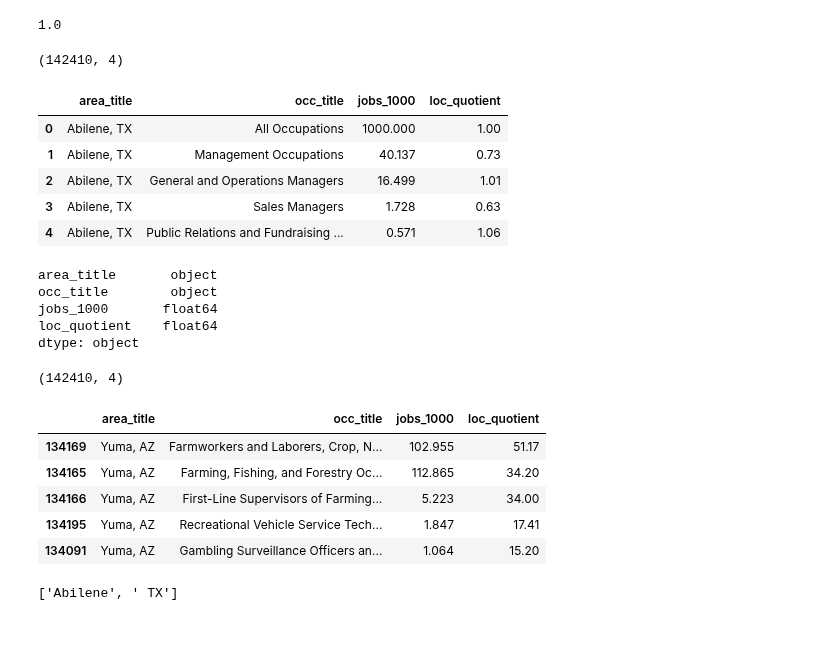
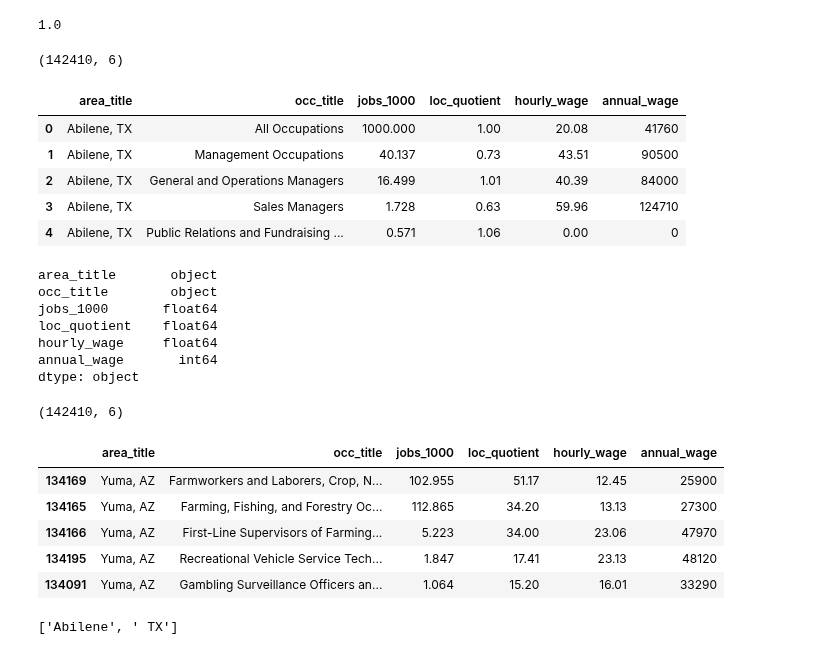
Before and after one commit to BloomTech-Labs/Labs26-Citrics-DS-TeamA, a Jupyter notebook: notebooks/bls_eda_1.ipynb, the cells around one changed output. Cells and saved outputs as stored; diff of their text form; code cells hidden in the pictures.

```diff
--- a/notebooks/bls_eda_1.ipynb
+++ b/notebooks/bls_eda_1.ipynb
@@ -110,23 +110,37 @@ float(bls["loc_quotient"][0])
 # %%
 # Change dtypes to float
 bls["loc_quotient"] = bls["loc_quotient"].replace("**","0")
+bls["loc_quotient"] = [float(x) for x in bls["loc_quotient"]]
+
 bls["jobs_1000"] = bls["jobs_1000"].replace("**","0")
-bls["loc_quotient"] = [float(x) for x in bls["loc_quotient"]]
 bls["jobs_1000"] = [float(x) for x in bls["jobs_1000"]]
+
+bls["h_mean"] = bls["h_mean"].replace("*","0")
+bls["h_mean"] = bls["h_mean"].replace("#","0")
+bls["h_mean"] = [float(x) for x in bls["h_mean"]]
+
+bls["a_mean"] = [x.replace(",","") for x in bls["a_mean"]]
+bls["a_mean"] = bls["a_mean"].replace("*","0")
+bls["a_mean"] = bls["a_mean"].replace("#","0")
+bls["a_mean"] = [int(x) for x in bls["a_mean"]]
 # %%
 # Create subset
 
-bls_sub = bls[["area_title","occ_title","jobs_1000","loc_quotient"]]
+bls_sub = bls[["area_title","occ_title","jobs_1000","loc_quotient","h_mean","a_mean"]]
+bls_sub = bls_sub.rename(columns={
+    "h_mean":"hourly_wage",
+    "a_mean":"annual_wage"
+})
 print(bls_sub.shape)
 bls_sub.head()
 # %% [output]
-(142410, 4)
+(142410, 6)
-|  | area_title | occ_title | jobs_1000 | loc_quotient |
-| 0 | Abilene, TX | All Occupations | 1000.000 | 1.00 |
-| 1 | Abilene, TX | Management Occupations | 40.137 | 0.73 |
-| 2 | Abilene, TX | General and Operations Managers | 16.499 | 1.01 |
-| 3 | Abilene, TX | Sales Managers | 1.728 | 0.63 |
-| 4 | Abilene, TX | Public Relations and Fundraising ... | 0.571 | 1.06 |
+|  | area_title | occ_title | jobs_1000 | loc_quotient | hourly_wage | annual_wage |
+| 0 | Abilene, TX | All Occupations | 1000.000 | 1.00 | 20.08 | 41760 |
+| 1 | Abilene, TX | Management Occupations | 40.137 | 0.73 | 43.51 | 90500 |
+| 2 | Abilene, TX | General and Operations Managers | 16.499 | 1.01 | 40.39 | 84000 |
+| 3 | Abilene, TX | Sales Managers | 1.728 | 0.63 | 59.96 | 124710 |
+| 4 | Abilene, TX | Public Relations and Fundraising ... | 0.571 | 1.06 | 0.00 | 0 |
 # %%
 # set(bls_sub.area_title.to_list())
 # %%
@@ -136,19 +150,21 @@ area_title       object
 occ_title        object
 jobs_1000       float64
 loc_quotient    float64
+hourly_wage     float64
+annual_wage       int64
 dtype: object
 # %%
 bls_sub = bls_sub.sort_values(["area_title","loc_quotient"], ascending=False)
 print(bls_sub.shape)
 bls_sub.head()
 # %% [output]
-(142410, 4)
+(142410, 6)
-|  | area_title | occ_title | jobs_1000 | loc_quotient |
-| 134169 | Yuma, AZ | Farmworkers and Laborers, Crop, N... | 102.955 | 51.17 |
-| 134165 | Yuma, AZ | Farming, Fishing, and Forestry Oc... | 112.865 | 34.20 |
-| 134166 | Yuma, AZ | First-Line Supervisors of Farming... | 5.223 | 34.00 |
-| 134195 | Yuma, AZ | Recreational Vehicle Service Tech... | 1.847 | 17.41 |
-| 134091 | Yuma, AZ | Gambling Surveillance Officers an... | 1.064 | 15.20 |
+|  | area_title | occ_title | jobs_1000 | loc_quotient | hourly_wage | annual_wage |
+| 134169 | Yuma, AZ | Farmworkers and Laborers, Crop, N... | 102.955 | 51.17 | 12.45 | 25900 |
+| 134165 | Yuma, AZ | Farming, Fishing, and Forestry Oc... | 112.865 | 34.20 | 13.13 | 27300 |
+| 134166 | Yuma, AZ | First-Line Supervisors of Farming... | 5.223 | 34.00 | 23.06 | 47970 |
+| 134195 | Yuma, AZ | Recreational Vehicle Service Tech... | 1.847 | 17.41 | 23.13 | 48120 |
+| 134091 | Yuma, AZ | Gambling Surveillance Officers an... | 1.064 | 15.20 | 16.01 | 33290 |
 # %%
 a = bls_sub["area_title"][0].split(",")
 a
```
Also changed, not shown: parts of 2 cells of this notebook, 1 other file.
